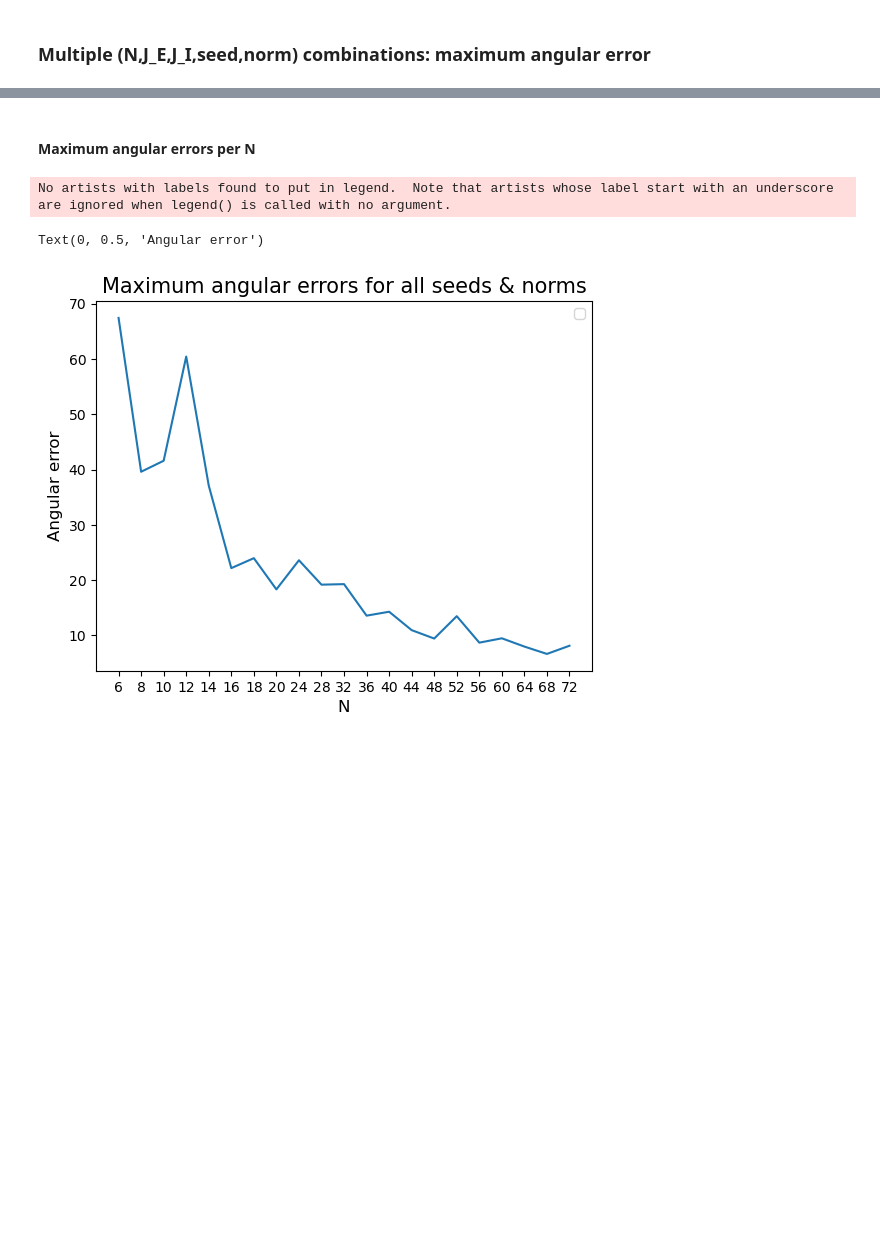
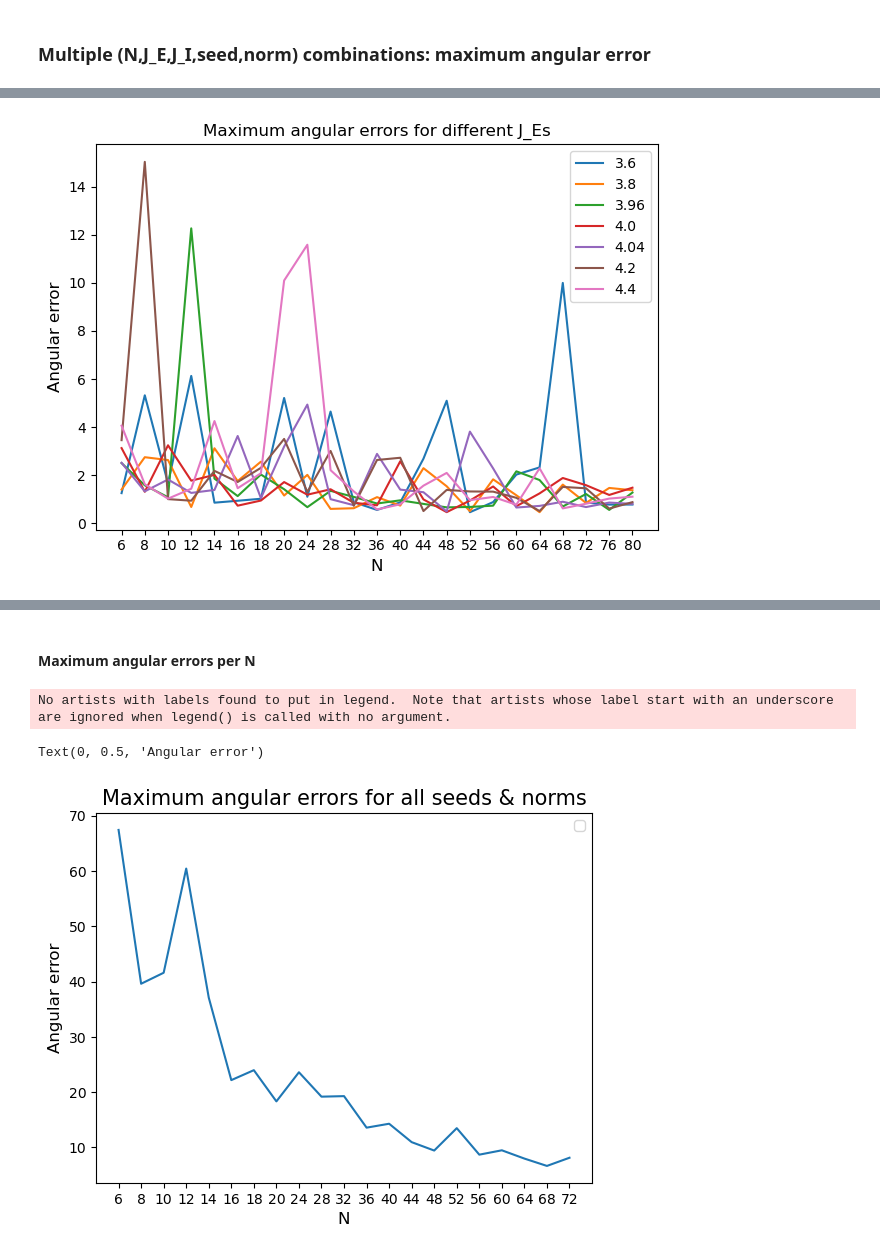
Before and after one commit to bics-rug/Attractor_based_memory_robustness, a Jupyter notebook: weight_state_noise.ipynb, the cells around one changed output, grey strips where cells are left out. Drawn from its saved outputs; the diff is of its cells as text; code cells hidden in the pictures; blank space fills up the shorter version.

```diff
--- a/weight_state_noise.ipynb
+++ b/weight_state_noise.ipynb
@@ -669,0 +762,15 @@ plt.savefig('results//graphs//state_max_angular_errors_per_norm.png')
+# %%
+filter_bool=True
+filter_idx=1
+for J_E in JEs:
+    angle_errors, counts = extract_angle_errors_JEI(N_range,filter_idx,J_E)
+    plt.plot(angle_errors, label=f'{J_E}')
+plt.legend()
+plt.xticks(np.arange(len(angle_errors)),N_range)
+plt.title('Maximum angular errors for different J_Es',fontsize=12)
+plt.xlabel('N',fontsize=12)
+plt.ylabel('Angular error',fontsize=12)
+plt.tight_layout()
+plt.savefig('results//graphs//state_max_angular_errors_per_J_E.png')
+# %% [output]
+[figure, added]
```
Also changed, not shown: parts of 19 cells of this notebook.
